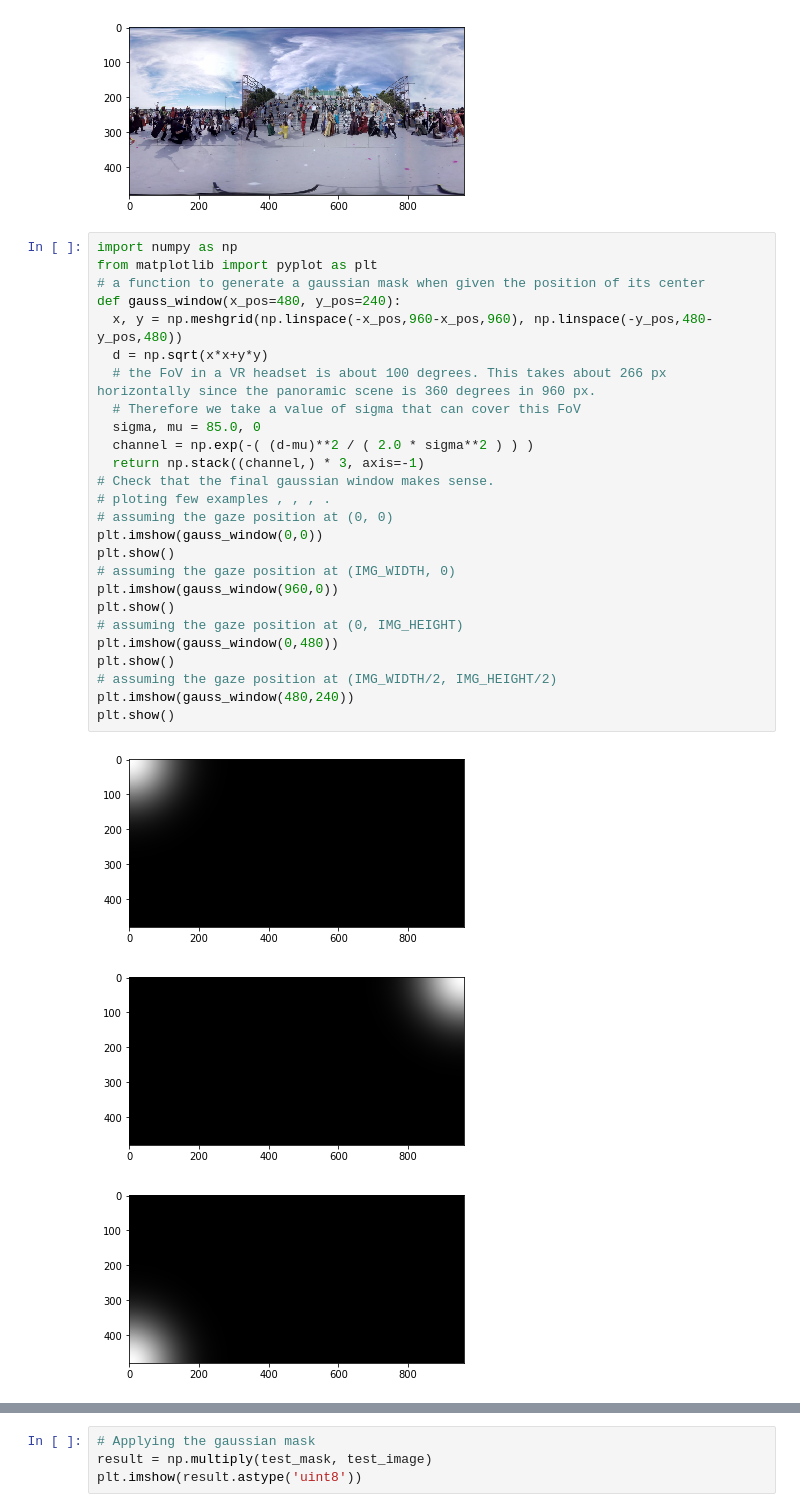
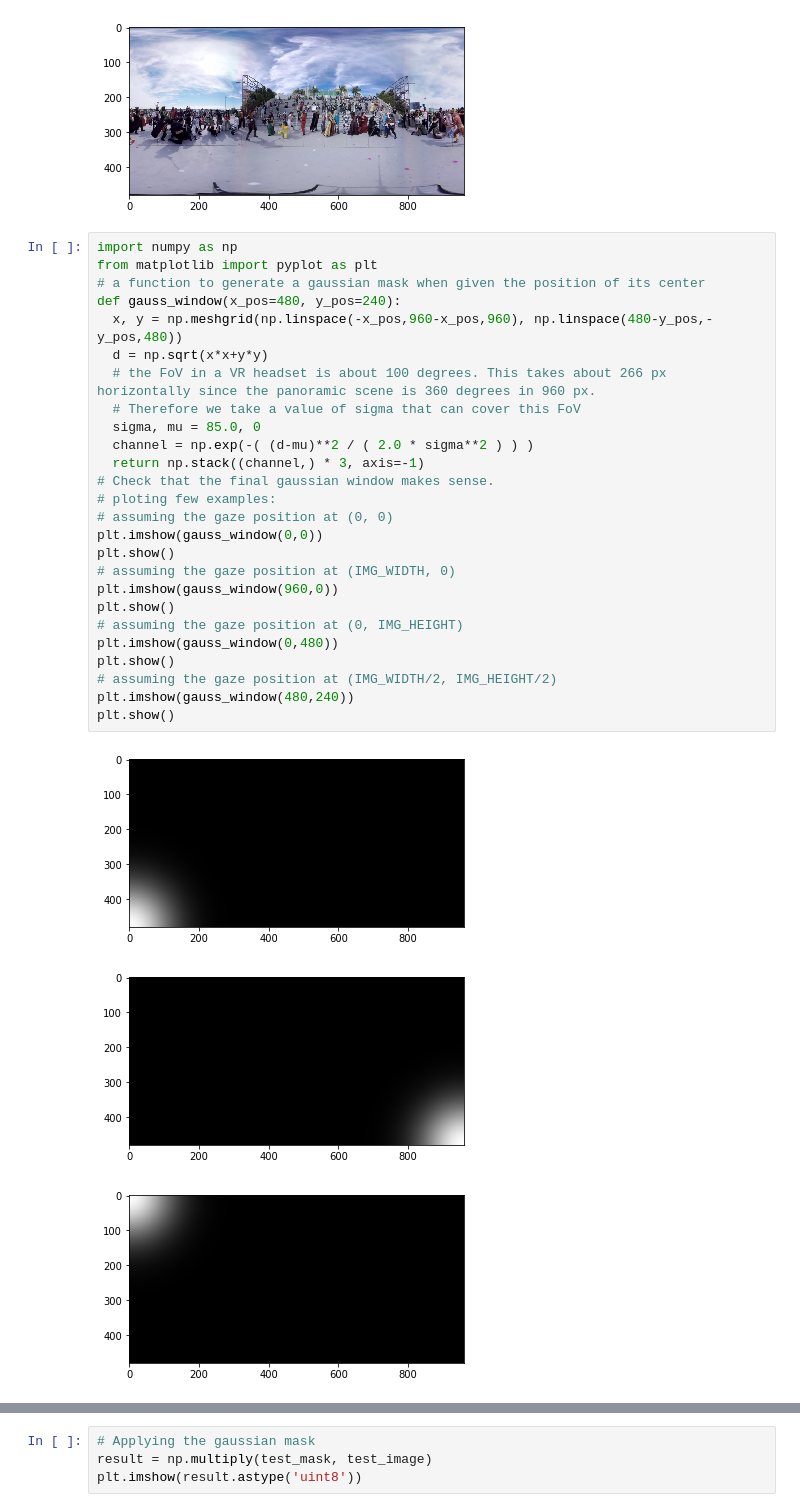
Before and after one commit to Polytech-PFE2019/pfe-2019-pfe2019-015, a Jupyter notebook: pfe-2019/FOV.ipynb, the cells around one changed output, grey strips where cells are left out. Saved outputs shown, nothing was run; the diff lists cells and outputs as text.

```diff
--- a/pfe-2019/FOV.ipynb
+++ b/pfe-2019/FOV.ipynb
@@ -78,33 +78,33 @@ plt.imshow(test_image)
 # %%
 import numpy as np
 from matplotlib import pyplot as plt
 # a function to generate a gaussian mask when given the position of its center
 def gauss_window(x_pos=480, y_pos=240):
-  x, y = np.meshgrid(np.linspace(-x_pos,960-x_pos,960), np.linspace(-y_pos,480-y_pos,480))
+  x, y = np.meshgrid(np.linspace(-x_pos,960-x_pos,960), np.linspace(480-y_pos,-y_pos,480))
   d = np.sqrt(x*x+y*y)
   # the FoV in a VR headset is about 100 degrees. This takes about 266 px horizontally since the panoramic scene is 360 degrees in 960 px.
   # Therefore we take a value of sigma that can cover this FoV
   sigma, mu = 85.0, 0
   channel = np.exp(-( (d-mu)**2 / ( 2.0 * sigma**2 ) ) )
   return np.stack((channel,) * 3, axis=-1)
 # Check that the final gaussian window makes sense.
-# ploting few examples , , , .
+# ploting few examples:
 # assuming the gaze position at (0, 0)
 plt.imshow(gauss_window(0,0))
 plt.show()
 # assuming the gaze position at (IMG_WIDTH, 0)
 plt.imshow(gauss_window(960,0))
 plt.show()
 # assuming the gaze position at (0, IMG_HEIGHT)
 plt.imshow(gauss_window(0,480))
 plt.show()
 # assuming the gaze position at (IMG_WIDTH/2, IMG_HEIGHT/2)
 plt.imshow(gauss_window(480,240))
 plt.show()
 # %% [output]
-[figure, old version]
+[figure, new version]
-[figure, old version]
+[figure, new version]
-[figure, old version]
+[figure, new version]
 [figure]
 # %%
 test_eye_pos = get_eye_position('Gaze_txt_files/p003/006._2017-10-03-18-59_ori_0.txt',100)
```
Also changed, not shown: parts of 1 cell of this notebook.
